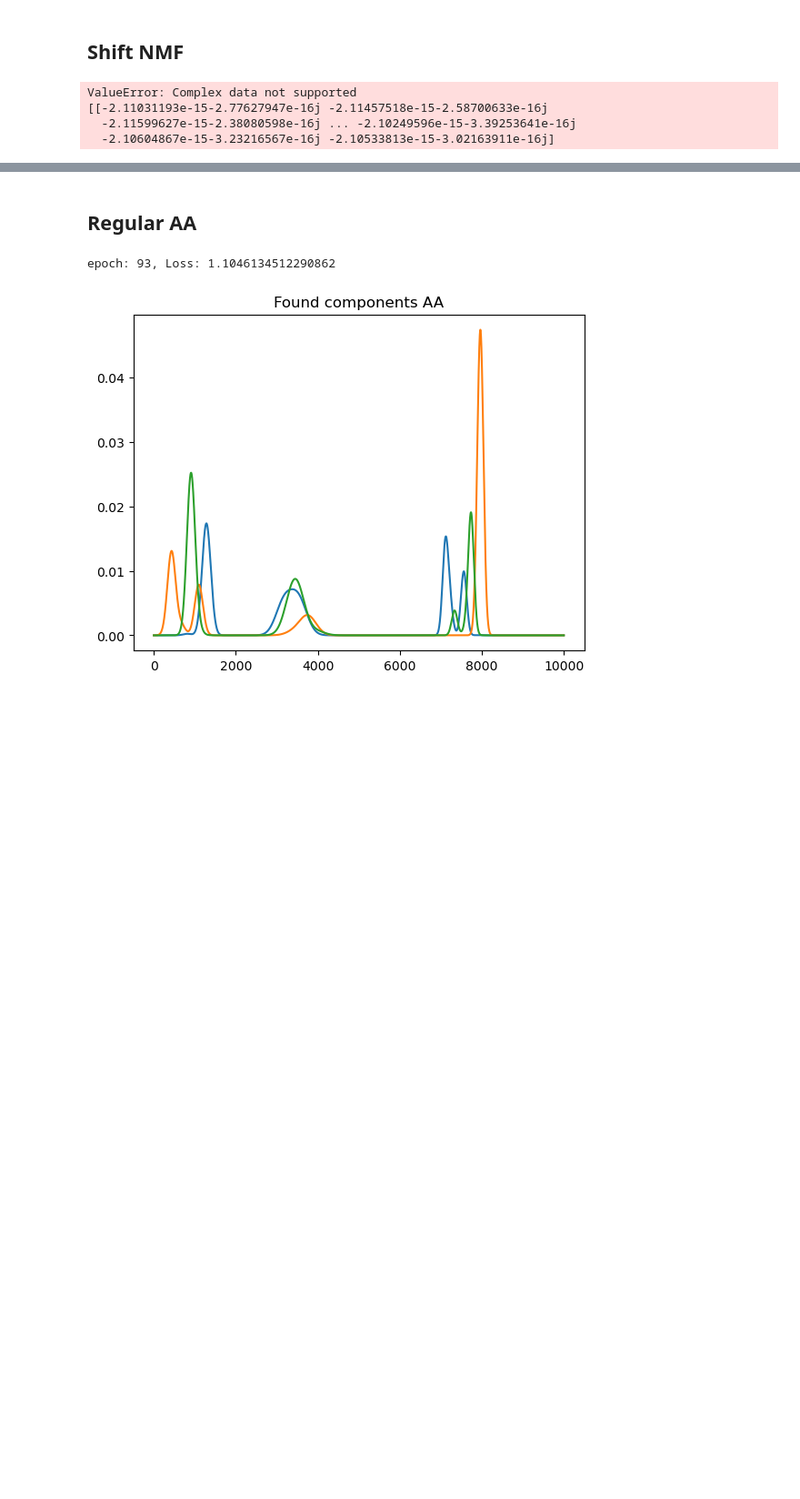
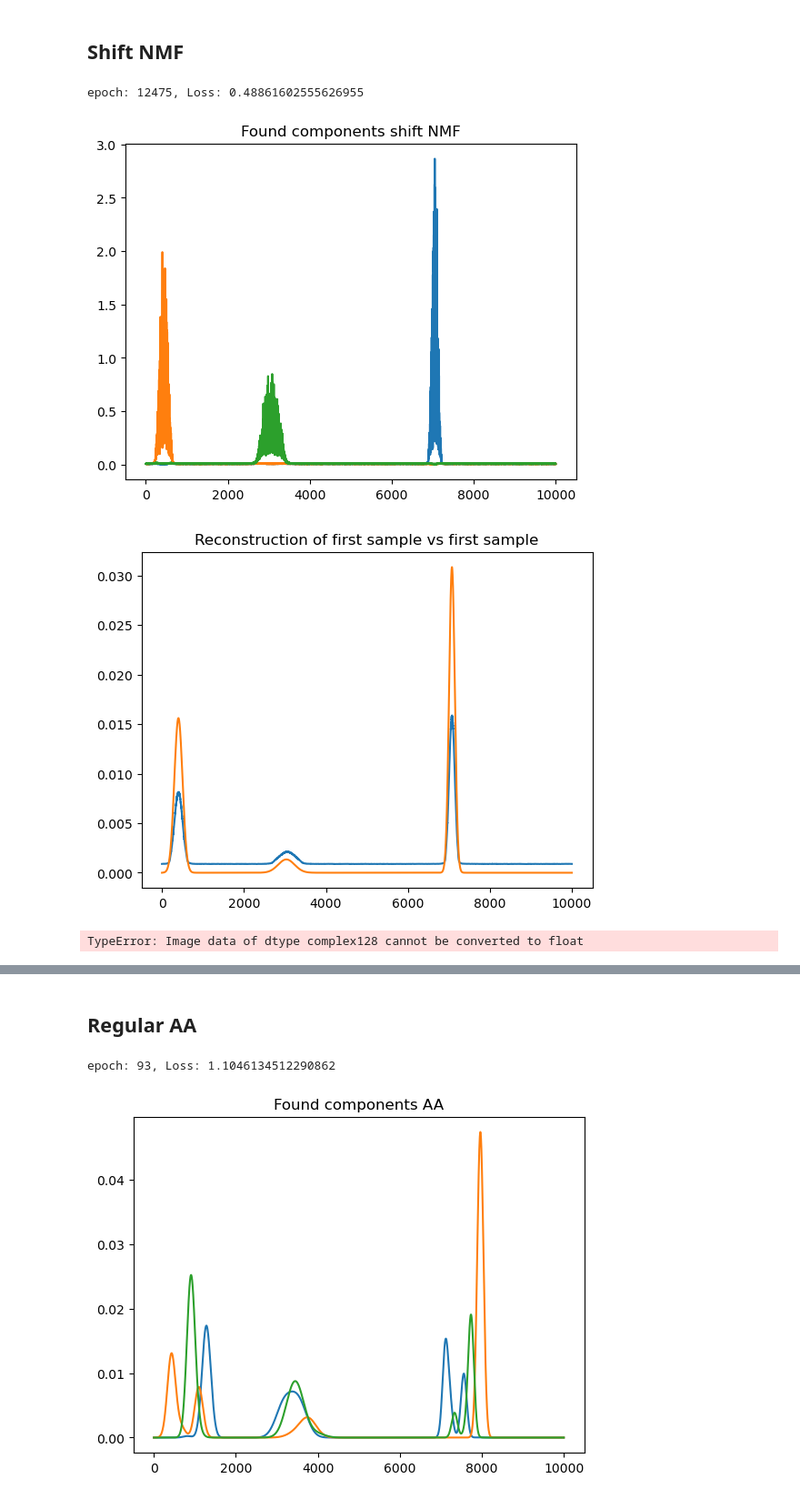
Before and after one commit to AlexanderVoldby/02466Fagprojekt2023, a Jupyter notebook: test_with_shift.ipynb, the cells around one changed output, grey strips where cells are left out. Shown at 91% size. Saved outputs shown, nothing was run; the diff lists cells and outputs as text; code cells hidden in the pictures; blank space fills up the shorter version.

```diff
--- a/test_with_shift.ipynb
+++ b/test_with_shift.ipynb
@@ -73,7 +90,7 @@ plt.show()
 ## Regular NMF
 # %%
 
-nmf = NMF(X, 3)
+nmf = NMF(X, 3, lr=0.4, factor=0.5)
 W, H = nmf.fit(verbose=True)
 recon = np.matmul(W, H)
 
@@ -94,29 +111,29 @@ epoch: 12926, Loss: 1.1687643527214944
 ## Shift NMF
 # %%
 
-nmf = ShiftNMF(X, 3)
+nmf = ShiftNMF(X, 3, lr=0.4, factor=0.5)
 W, H, tau = nmf.fit(verbose=True)
 recon = nmf.recon.detach().numpy()
 
 for signal in H:
     plt.plot(signal)
 plt.title("Found components shift NMF")
 plt.show()
 
 plt.plot(recon[1])
 plt.plot(X[1])
 plt.title("Reconstruction of first sample vs first sample")
 plt.show()
 
 plt.figure()
 plt.imshow(tau, aspect='auto', interpolation="none")
 ax = plt.gca()
 ax.set_xticks(np.arange(0, 3, 1))
 plt.colorbar()
 plt.title("Tau")
 plt.show()
 # %% [output]
-ValueError: Complex data not supported
-[[-2.11031193e-15-2.77627947e-16j -2.11457518e-15-2.58700633e-16j
-  -2.11599627e-15-2.38080598e-16j ... -2.10249596e-15-3.39253641e-16j
-  -2.10604867e-15-3.23216567e-16j -2.10533813e-15-3.02163911e-16j]
+epoch: 12475, Loss: 0.48861602555626955
+[figure, added]
+[figure, added]
+TypeError: Image data of dtype complex128 cannot be converted to float
```
Also changed, not shown: parts of 5 cells of this notebook.
